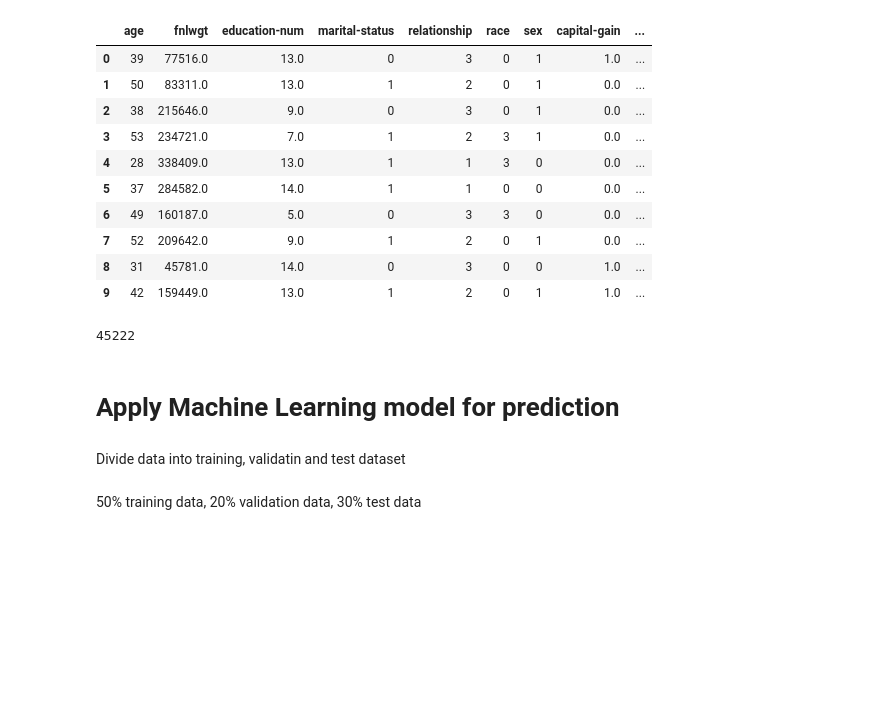
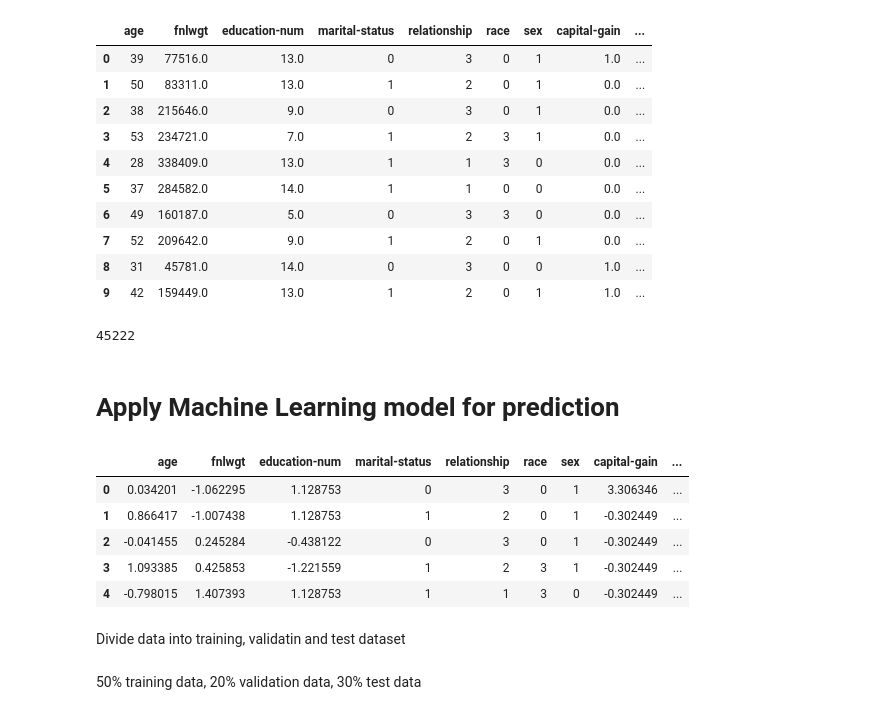
Before and after one commit to heyaudace/ml-bias-fairness, a Jupyter notebook: 2. Intro to bias.ipynb, the cells around one changed output. Saved outputs shown, nothing was run; the diff lists cells and outputs as text; code cells hidden in the pictures; blank space fills up the shorter version.

```diff
--- a/2. Intro to bias.ipynb
+++ b/2. Intro to bias.ipynb
@@ -535,3 +544,14 @@ datav2['age'].count()
+# %%
+X = datav2[continuous_features]
+datav2[continuous_features] = (X - np.mean(X))/ np.std(X)
+datav2.head()
+# %% [output]
+|  | age | fnlwgt | education-num | marital-status | relationship | race | sex | capital-gain | ... |
+| 0 | 0.034201 | -1.062295 | 1.128753 | 0 | 3 | 0 | 1 | 3.306346 | ... |
+| 1 | 0.866417 | -1.007438 | 1.128753 | 1 | 2 | 0 | 1 | -0.302449 | ... |
+| 2 | -0.041455 | 0.245284 | -0.438122 | 0 | 3 | 0 | 1 | -0.302449 | ... |
+| 3 | 1.093385 | 0.425853 | -1.221559 | 1 | 2 | 3 | 1 | -0.302449 | ... |
+| 4 | -0.798015 | 1.407393 | 1.128753 | 1 | 1 | 3 | 0 | -0.302449 | ... |
 # %% [markdown]
 Divide data into training, validatin and test dataset
 # %% [markdown]
```
Also changed, not shown: parts of 44 cells of this notebook.
